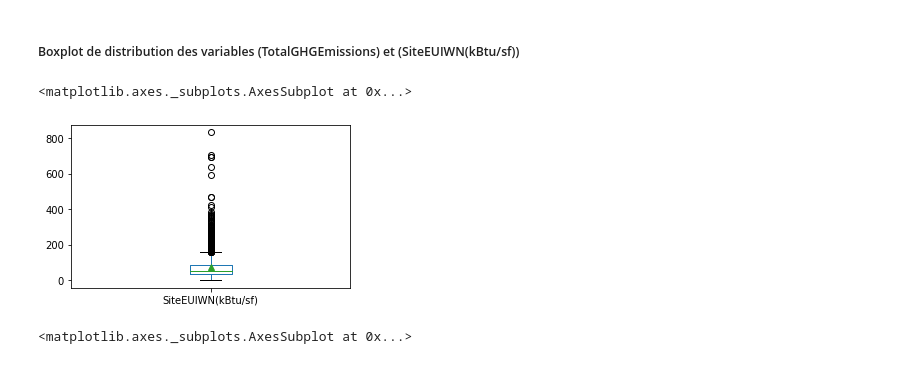
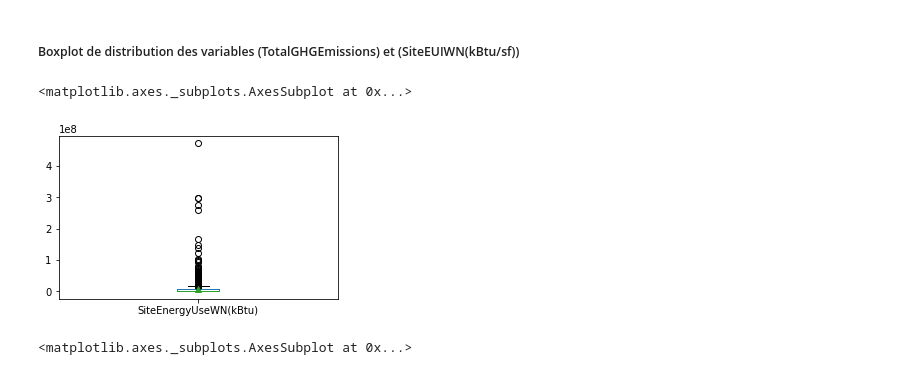
Before and after one commit to dani2188/OCR_P3, a Jupyter notebook: consoBat_exp_001.ipynb, the cells around one changed output. Cells and saved outputs as stored; diff of their text form; code cells hidden in the pictures.

```diff
--- a/consoBat_exp_001.ipynb
+++ b/consoBat_exp_001.ipynb
@@ -598,10 +598,10 @@ ACTION POUR CES PAIRES CORRELEES
 ##### Boxplot de distribution des variables (TotalGHGEmissions) et (SiteEUIWN(kBtu/sf))
 # %%
 plt.figure(figsize=(5,3))
-df5['SiteEUIWN(kBtu/sf)'].plot.box(showmeans=True)
+df5['SiteEnergyUseWN(kBtu)'].plot.box(showmeans=True)
 # %% [output]
 <matplotlib.axes._subplots.AxesSubplot at 0x...>
-[figure, old version]
+[figure, new version]
 # %%
 plt.figure(figsize=(5,3))
 df5['TotalGHGEmissions'].plot.box(showmeans=True)
```
Also changed, not shown: parts of 17 cells of this notebook, 3 other files.
